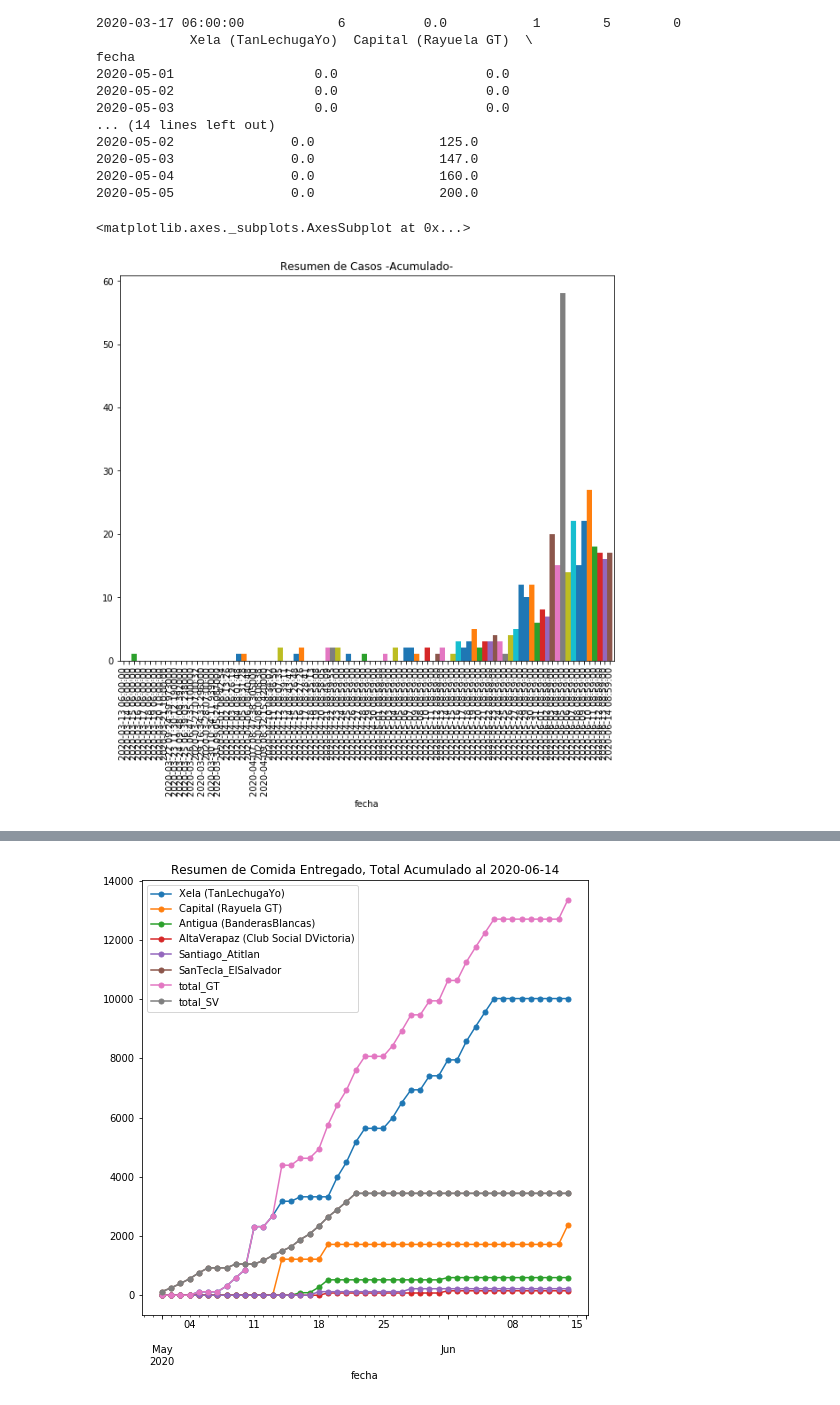
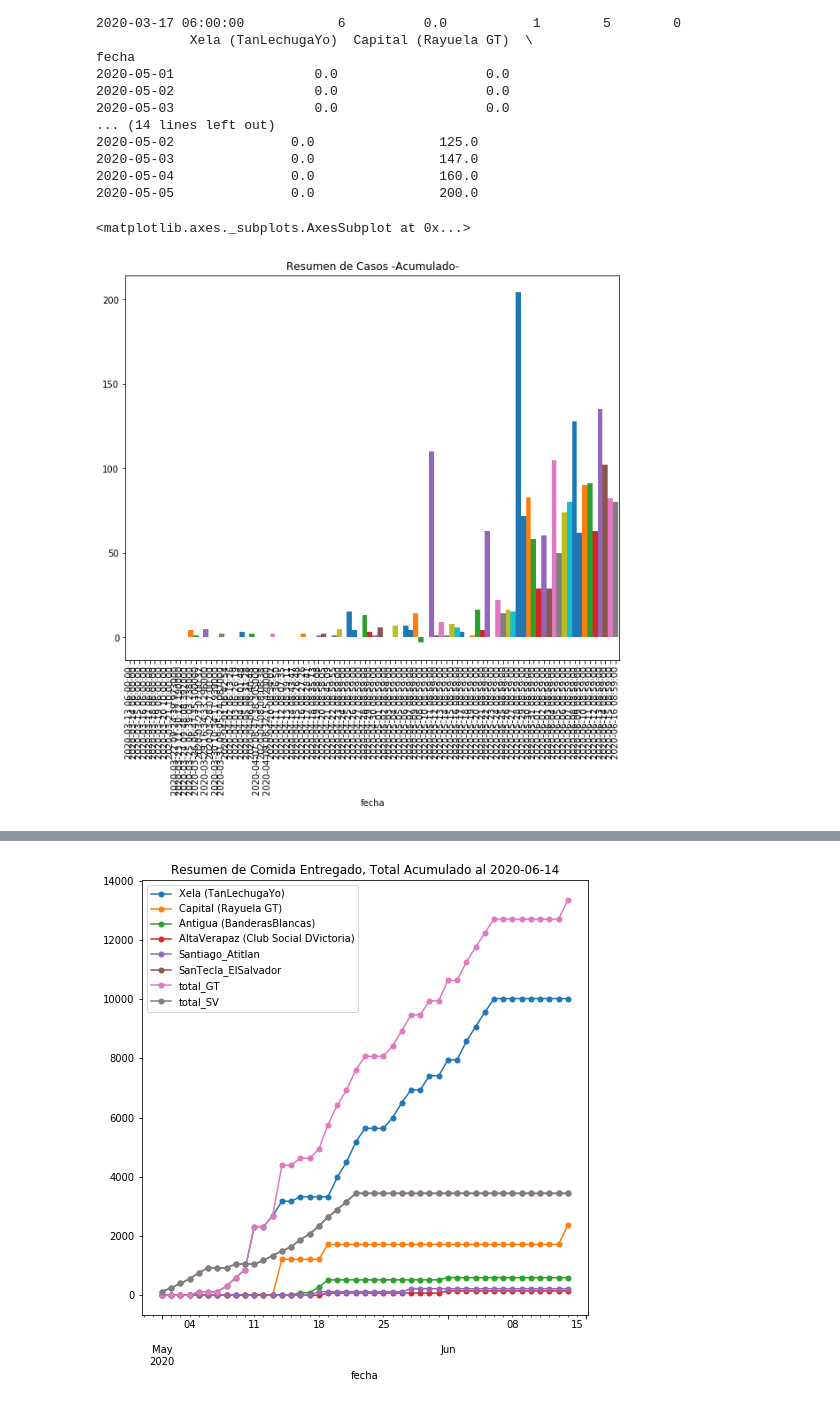
Before and after one commit to ncovgt2020/ncovgt2020, a Jupyter notebook: scripts/analisis_basico_casos.ipynb, the cells around one changed output, grey strips where cells are left out. Saved outputs shown, nothing was run; the diff lists cells and outputs as text; code cells hidden in the pictures.

```diff
--- a/scripts/analisis_basico_casos.ipynb
+++ b/scripts/analisis_basico_casos.ipynb
@@ -66,12 +66,12 @@ fecha
 # %%
 fig1 = plt.figure(figsize=(10,8))
 fig1ax1 = fig1.add_subplot(1,1,1)
 fig1ax1.set_title('Resumen de Casos -Acumulado-')
 reversed_cumsum = casos-casos.shift(1).fillna(0)
-reversed_cumsum['fallecidos'].plot.bar(ax = fig1ax1 , width = 1)
+reversed_cumsum['recuperados'].plot.bar(ax = fig1ax1 , width = 1)
 # %% [output]
 <matplotlib.axes._subplots.AxesSubplot at 0x...>
-[figure, old version]
+[figure, new version]
 # %%
 fig2 = plt.figure(figsize=(8,8))
 fig2ax1 = fig2.add_subplot(1,1,1)
```
Also changed, not shown: parts of 4 cells of this notebook, 13 other files.
